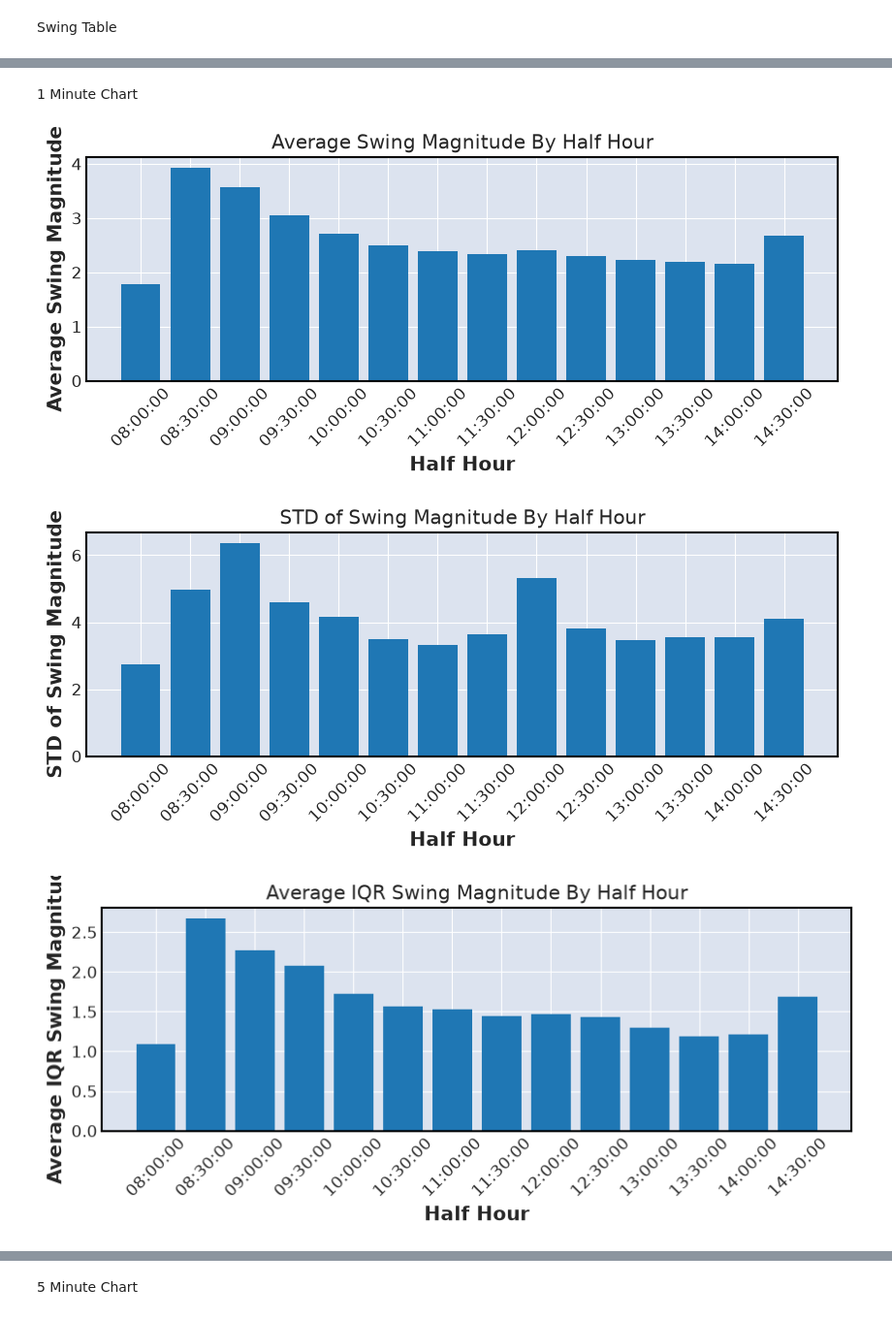
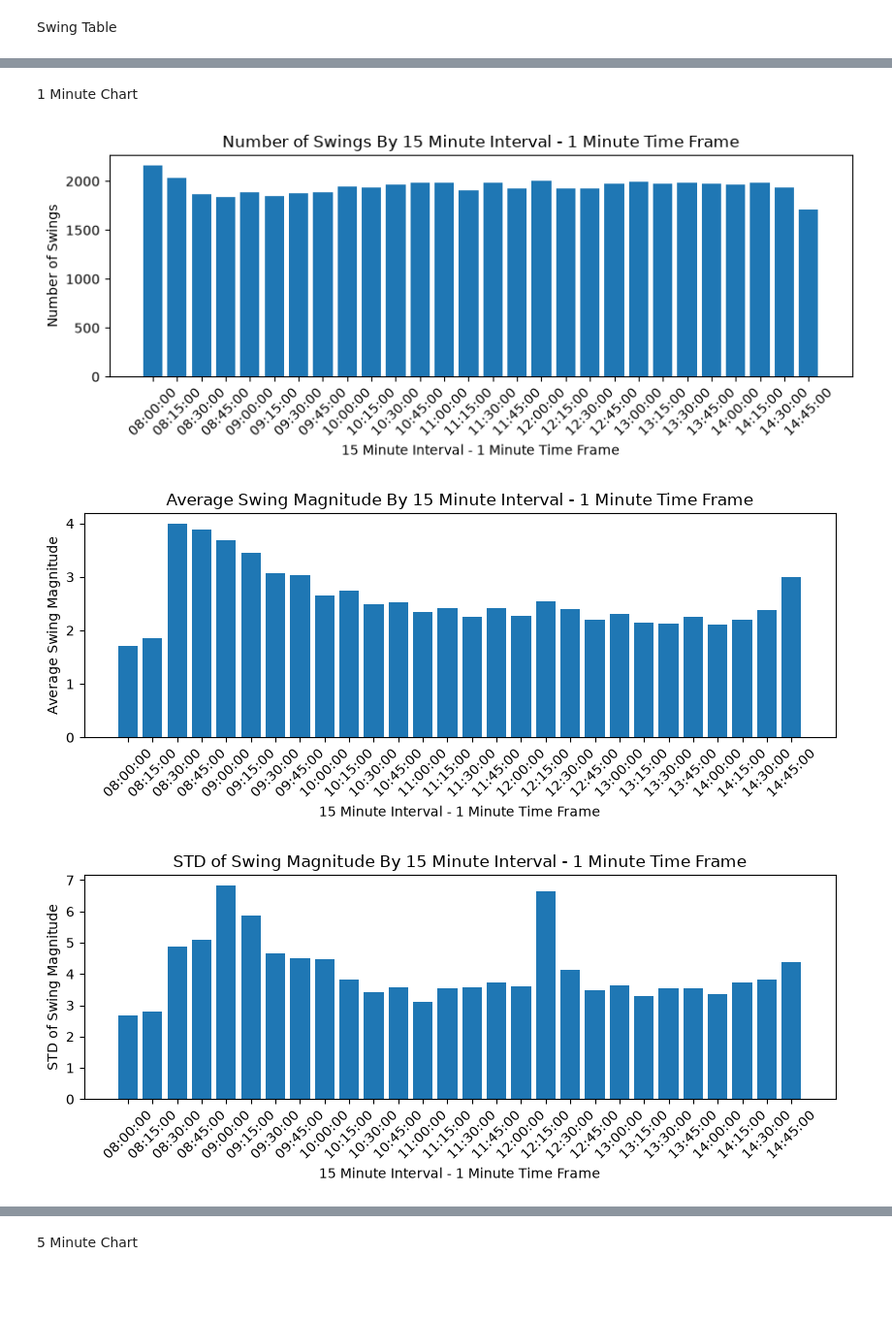
Before and after one commit to dogaha/technical-analysis, a Jupyter notebook: analysis/notebooks/03_swing.ipynb, the cells around one changed output, grey strips where cells are left out. Shown at 97% size. Drawn from its saved outputs; the diff is of its cells as text; code cells hidden in the pictures; blank space fills up the shorter version.

Commit message:
updated analysis 01-03 and utils

```diff
--- a/analysis/notebooks/03_swing.ipynb
+++ b/analysis/notebooks/03_swing.ipynb
@@ -224,13 +114,8 @@ validate_rollover_dates('ESM25',datetime.date(2025,3,17),datetime.date(2025,6,15
-# %% [markdown]
-1 Minute Chart
+# %% [markdown]
+1 Minute Chart
 # %%
-df_swing_min = get_swings(df_min)
-agg_min_30b, agg_min_30b_IQR = statistical_analysis(df_swing_min,'bucket_30min','profit')
-bar_by_time(agg_min_30b,'mean','Half Hour','Average Swing Magnitude')
-bar_by_time(agg_min_30b,'std','Half Hour','STD of Swing Magnitude')
-bar_by_time(agg_min_30b_IQR,'mean','Half Hour','Average IQR Swing Magnitude')
-bar_by_time(agg_min_30b_IQR,'std','Half Hour','STD of IQR Swing Magnitude')
+display_swings(df_min,'15','1')
 # %% [output]
-[figure, old version]
+[figure, new version]
-[figure, old version]
+[figure, new version]
-[figure, old version]
+[figure, new version]
```
Also changed, not shown: parts of 9 cells of this notebook, 3 other files.
